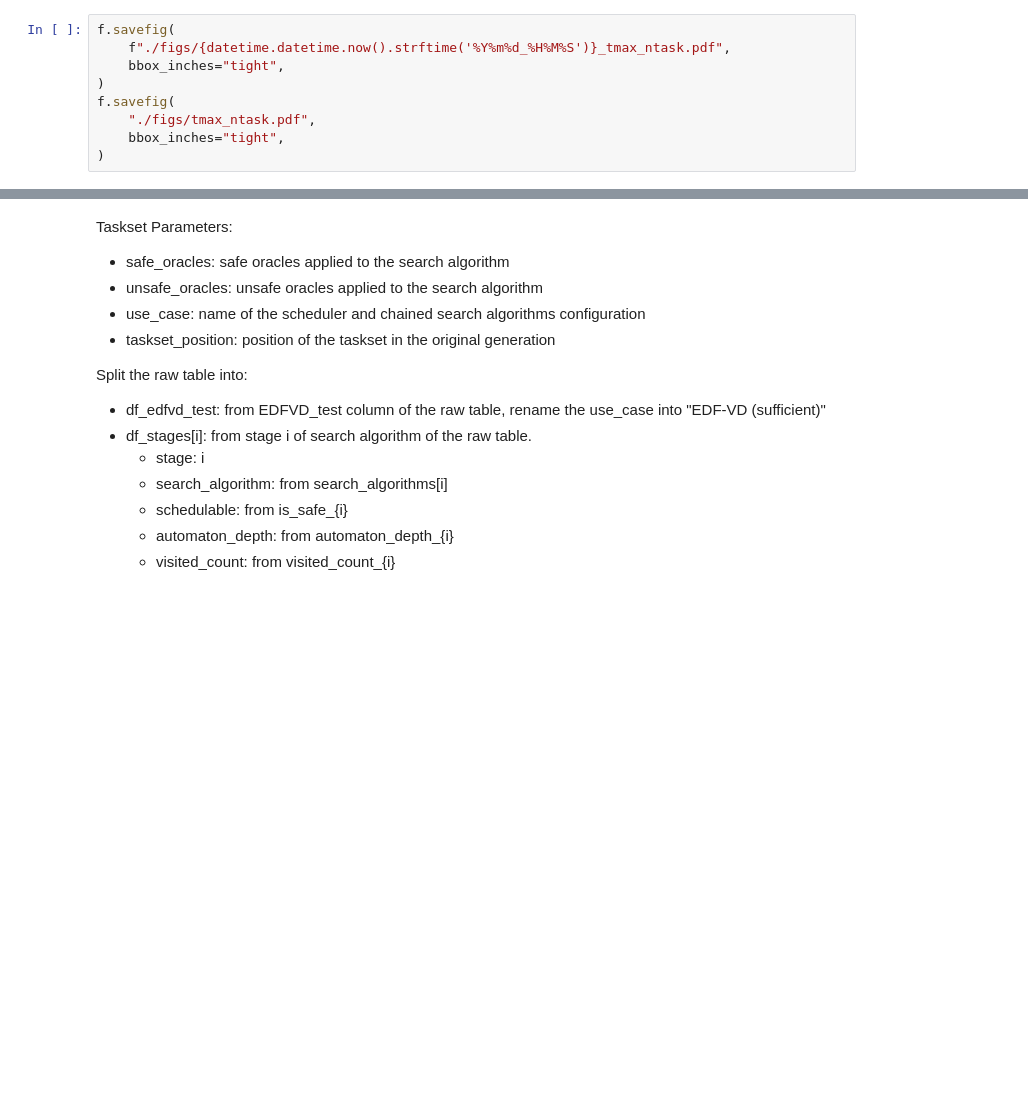
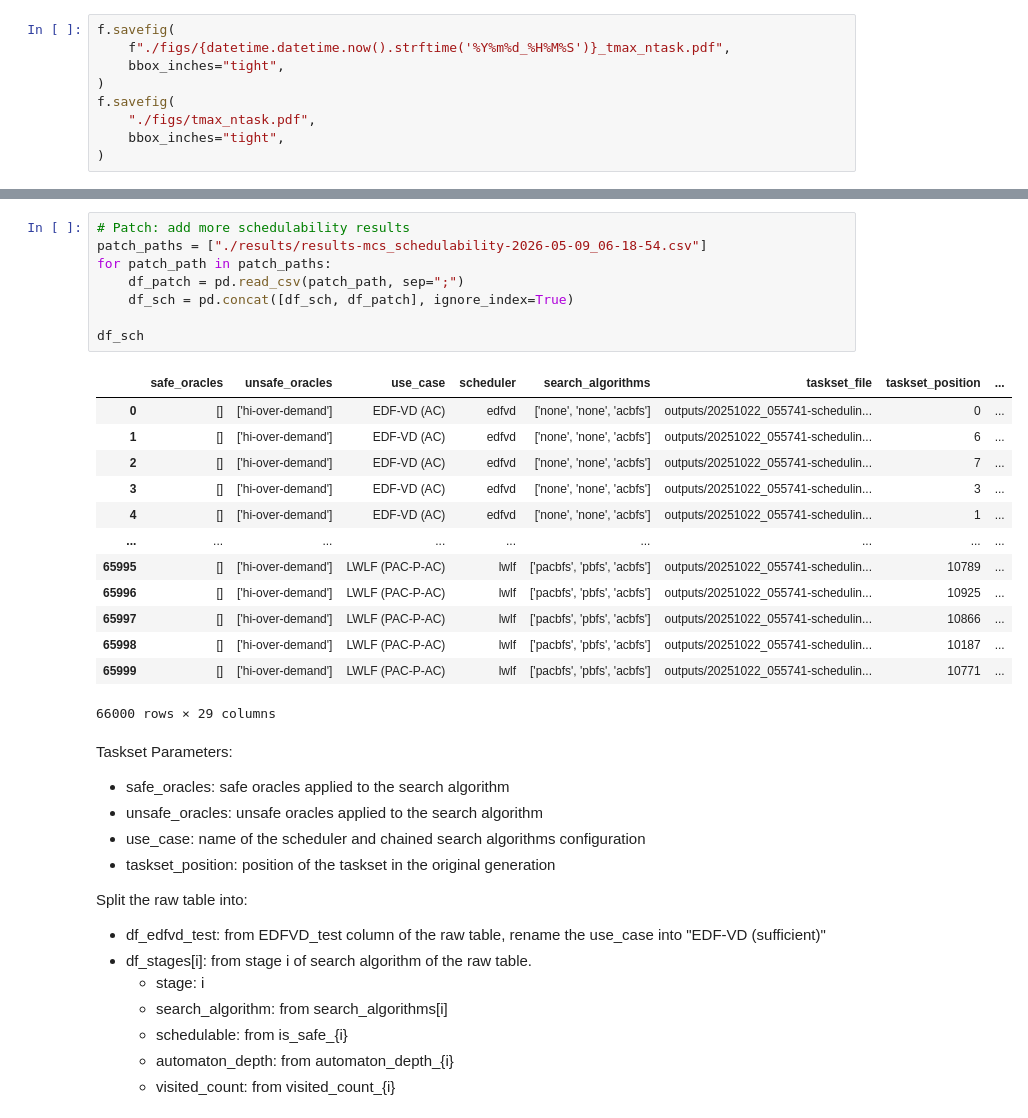
Before and after one commit to Jordan-Sun/mixed-criticality-graph-xp, a Jupyter notebook: notebooks/charts-rtss.ipynb, the cells around one changed output, grey strips where cells are left out. Drawn from its saved outputs; the diff is of its cells as text; blank space fills up the shorter version.

```diff
--- a/notebooks/charts-rtss.ipynb
+++ b/notebooks/charts-rtss.ipynb
@@ -385,3 +326,25 @@ df_sch
+# %%
+# Patch: add more schedulability results
+patch_paths = ["./results/results-mcs_schedulability-2026-05-09_06-18-54.csv"]
+for patch_path in patch_paths:
+    df_patch = pd.read_csv(patch_path, sep=";")
+    df_sch = pd.concat([df_sch, df_patch], ignore_index=True)
+
+df_sch
+# %% [output]
+|  | safe_oracles | unsafe_oracles | use_case | scheduler | search_algorithms | taskset_file | taskset_position | ... |
+| 0 | [] | ['hi-over-demand'] | EDF-VD (AC) | edfvd | ['none', 'none', 'acbfs'] | outputs/20251022_055741-schedulin... | 0 | ... |
+| 1 | [] | ['hi-over-demand'] | EDF-VD (AC) | edfvd | ['none', 'none', 'acbfs'] | outputs/20251022_055741-schedulin... | 6 | ... |
+| 2 | [] | ['hi-over-demand'] | EDF-VD (AC) | edfvd | ['none', 'none', 'acbfs'] | outputs/20251022_055741-schedulin... | 7 | ... |
+| 3 | [] | ['hi-over-demand'] | EDF-VD (AC) | edfvd | ['none', 'none', 'acbfs'] | outputs/20251022_055741-schedulin... | 3 | ... |
+| 4 | [] | ['hi-over-demand'] | EDF-VD (AC) | edfvd | ['none', 'none', 'acbfs'] | outputs/20251022_055741-schedulin... | 1 | ... |
+| ... | ... | ... | ... | ... | ... | ... | ... | ... |
+| 65995 | [] | ['hi-over-demand'] | LWLF (PAC-P-AC) | lwlf | ['pacbfs', 'pbfs', 'acbfs'] | outputs/20251022_055741-schedulin... | 10789 | ... |
+| 65996 | [] | ['hi-over-demand'] | LWLF (PAC-P-AC) | lwlf | ['pacbfs', 'pbfs', 'acbfs'] | outputs/20251022_055741-schedulin... | 10925 | ... |
+| 65997 | [] | ['hi-over-demand'] | LWLF (PAC-P-AC) | lwlf | ['pacbfs', 'pbfs', 'acbfs'] | outputs/20251022_055741-schedulin... | 10866 | ... |
+| 65998 | [] | ['hi-over-demand'] | LWLF (PAC-P-AC) | lwlf | ['pacbfs', 'pbfs', 'acbfs'] | outputs/20251022_055741-schedulin... | 10187 | ... |
+| 65999 | [] | ['hi-over-demand'] | LWLF (PAC-P-AC) | lwlf | ['pacbfs', 'pbfs', 'acbfs'] | outputs/20251022_055741-schedulin... | 10771 | ... |
+66000 rows × 29 columns
 # %% [markdown]
 Taskset Parameters:
 - safe_oracles: safe oracles applied to the search algorithm
```
Also changed, not shown: parts of 25 cells of this notebook, 1 other file.
